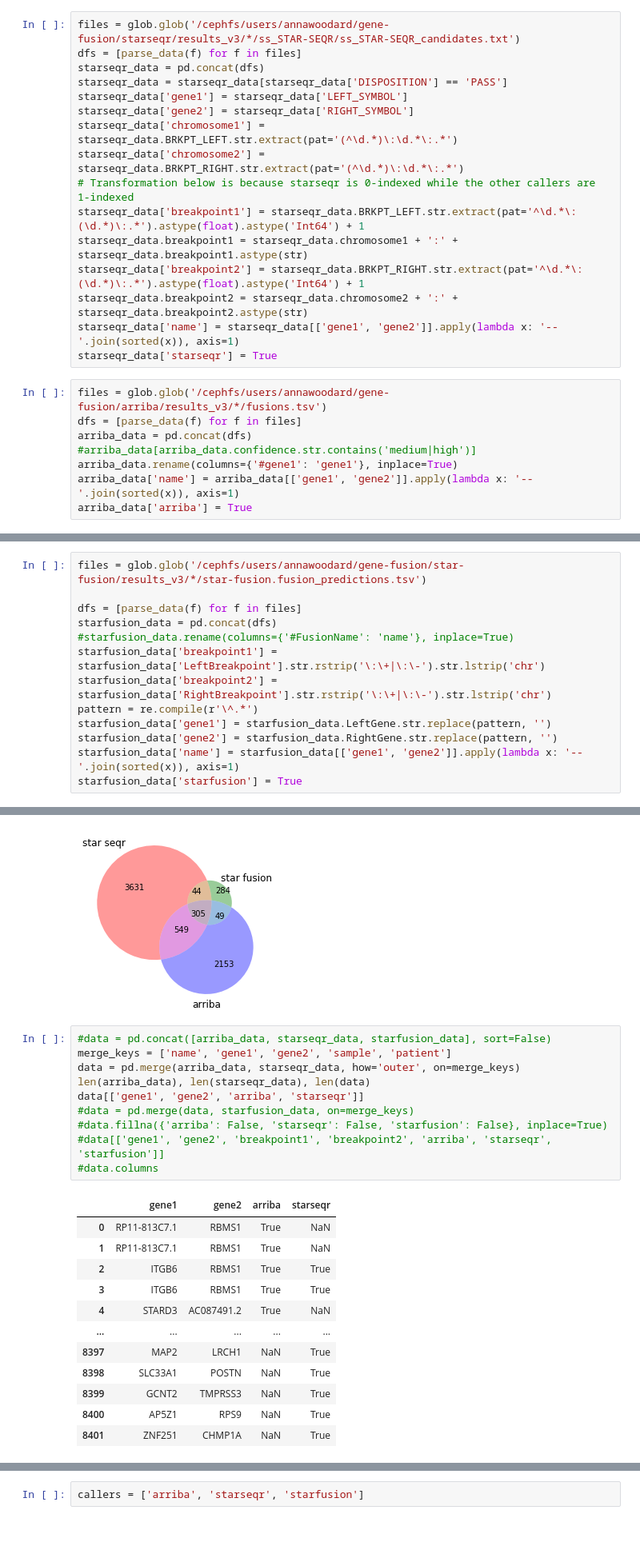
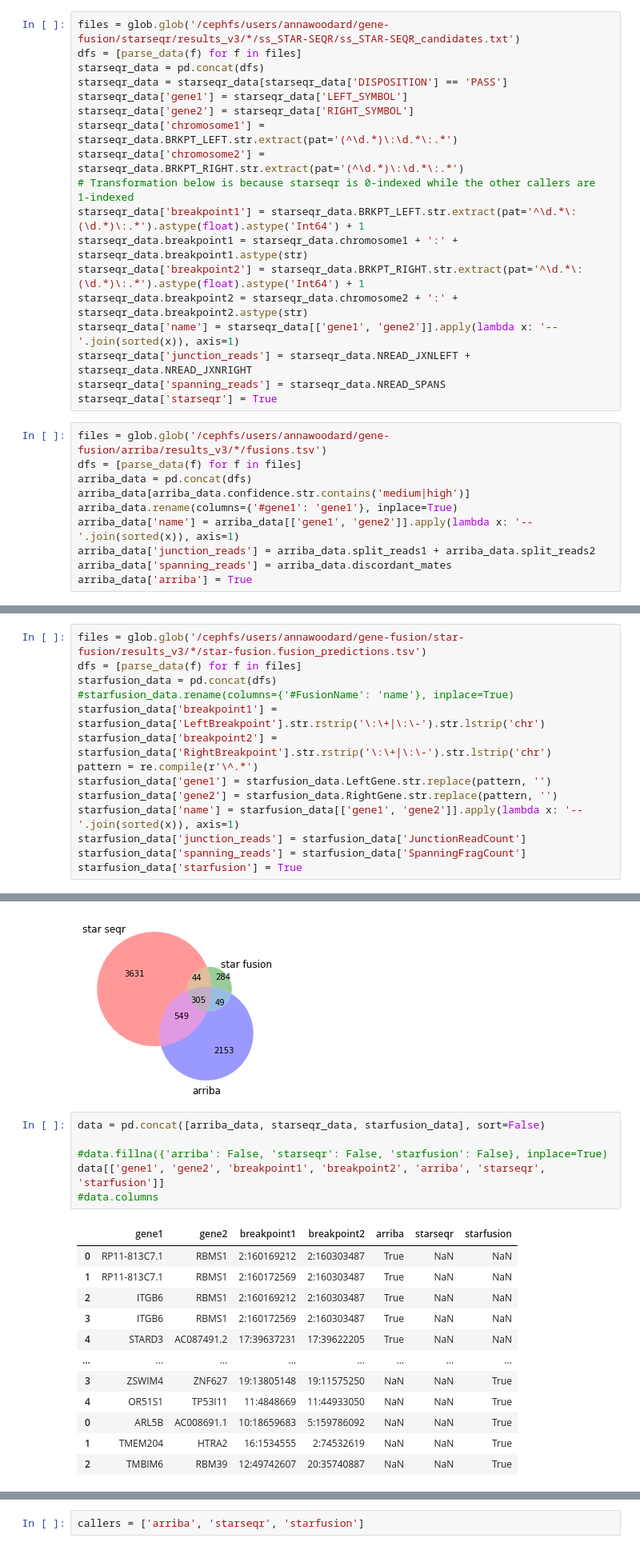
Before and after one commit to olopade-lab/gene-fusion, a Jupyter notebook: preprocess.ipynb, the cells around one changed output, grey strips where cells are left out. Shown: that part at 80% size. Drawn from its saved outputs; the diff is of its cells as text.

```diff
--- a/preprocess.ipynb
+++ b/preprocess.ipynb
@@ -36,12 +36,16 @@ starseqr_data.breakpoint1 = starseqr_data.chromosome1 + ':' + starseqr_data.brea
 starseqr_data['breakpoint2'] = starseqr_data.BRKPT_RIGHT.str.extract(pat='^\d.*\:(\d.*)\:.*').astype(float).astype('Int64') + 1
 starseqr_data.breakpoint2 = starseqr_data.chromosome2 + ':' + starseqr_data.breakpoint2.astype(str)
 starseqr_data['name'] = starseqr_data[['gene1', 'gene2']].apply(lambda x: '--'.join(sorted(x)), axis=1)
+starseqr_data['junction_reads'] = starseqr_data.NREAD_JXNLEFT + starseqr_data.NREAD_JXNRIGHT
+starseqr_data['spanning_reads'] = starseqr_data.NREAD_SPANS
 starseqr_data['starseqr'] = True
 # %%
 files = glob.glob('/cephfs/users/annawoodard/gene-fusion/arriba/results_v3/*/fusions.tsv')
 dfs = [parse_data(f) for f in files]
 arriba_data = pd.concat(dfs)
-#arriba_data[arriba_data.confidence.str.contains('medium|high')]
+arriba_data[arriba_data.confidence.str.contains('medium|high')]
 arriba_data.rename(columns={'#gene1': 'gene1'}, inplace=True)
 arriba_data['name'] = arriba_data[['gene1', 'gene2']].apply(lambda x: '--'.join(sorted(x)), axis=1)
+arriba_data['junction_reads'] = arriba_data.split_reads1 + arriba_data.split_reads2
+arriba_data['spanning_reads'] = arriba_data.discordant_mates
 arriba_data['arriba'] = True
@@ -94,6 +52,5 @@ Text(0.5, 0, 'fusion fragments per million total reads')
 # %%
 files = glob.glob('/cephfs/users/annawoodard/gene-fusion/star-fusion/results_v3/*/star-fusion.fusion_predictions.tsv')
-
 dfs = [parse_data(f) for f in files]
 starfusion_data = pd.concat(dfs)
 #starfusion_data.rename(columns={'#FusionName': 'name'}, inplace=True)
@@ -103,6 +60,8 @@ pattern = re.compile(r'\^.*')
 starfusion_data['gene1'] = starfusion_data.LeftGene.str.replace(pattern, '')
 starfusion_data['gene2'] = starfusion_data.RightGene.str.replace(pattern, '')
 starfusion_data['name'] = starfusion_data[['gene1', 'gene2']].apply(lambda x: '--'.join(sorted(x)), axis=1)
+starfusion_data['junction_reads'] = starfusion_data['JunctionReadCount']
+starfusion_data['spanning_reads'] = starfusion_data['SpanningFragCount']
 starfusion_data['starfusion'] = True
 # %%
 starfusion_data[starfusion_data.name == 'OR51S1--TP53I11'].sort_values(['FFPM'], ascending=False)
@@ -147,25 +106,21 @@ venn3([unique_starseqr, unique_starfusion, unique_arriba], set_labels = ('star s
 <matplotlib_venn._common.VennDiagram at 0x...>
 [figure]
 # %%
-#data = pd.concat([arriba_data, starseqr_data, starfusion_data], sort=False)
-merge_keys = ['name', 'gene1', 'gene2', 'sample', 'patient']
-data = pd.merge(arriba_data, starseqr_data, how='outer', on=merge_keys)
-len(arriba_data), len(starseqr_data), len(data)
-data[['gene1', 'gene2', 'arriba', 'starseqr']]
-#data = pd.merge(data, starfusion_data, on=merge_keys)
+data = pd.concat([arriba_data, starseqr_data, starfusion_data], sort=False)
+
 #data.fillna({'arriba': False, 'starseqr': False, 'starfusion': False}, inplace=True)
-#data[['gene1', 'gene2', 'breakpoint1', 'breakpoint2', 'arriba', 'starseqr', 'starfusion']]
+data[['gene1', 'gene2', 'breakpoint1', 'breakpoint2', 'arriba', 'starseqr', 'starfusion']]
 #data.columns
 # %% [output]
-|  | gene1 | gene2 | arriba | starseqr |
-| 0 | RP11-813C7.1 | RBMS1 | True | NaN |
-| 1 | RP11-813C7.1 | RBMS1 | True | NaN |
-| 2 | ITGB6 | RBMS1 | True | True |
-| 3 | ITGB6 | RBMS1 | True | True |
-| 4 | STARD3 | AC087491.2 | True | NaN |
-| ... | ... | ... | ... | ... |
-| 8397 | MAP2 | LRCH1 | NaN | True |
-| 8398 | SLC33A1 | POSTN | NaN | True |
-| 8399 | GCNT2 | TMPRSS3 | NaN | True |
-| 8400 | AP5Z1 | RPS9 | NaN | True |
-| 8401 | ZNF251 | CHMP1A | NaN | True |
+|  | gene1 | gene2 | breakpoint1 | breakpoint2 | arriba | starseqr | starfusion |
+| 0 | RP11-813C7.1 | RBMS1 | 2:160169212 | 2:160303487 | True | NaN | NaN |
+| 1 | RP11-813C7.1 | RBMS1 | 2:160172569 | 2:160303487 | True | NaN | NaN |
+| 2 | ITGB6 | RBMS1 | 2:160169212 | 2:160303487 | True | NaN | NaN |
+| 3 | ITGB6 | RBMS1 | 2:160172569 | 2:160303487 | True | NaN | NaN |
+| 4 | STARD3 | AC087491.2 | 17:39637231 | 17:39622205 | True | NaN | NaN |
+| ... | ... | ... | ... | ... | ... | ... | ... |
+| 3 | ZSWIM4 | ZNF627 | 19:13805148 | 19:11575250 | NaN | NaN | True |
+| 4 | OR51S1 | TP53I11 | 11:4848669 | 11:44933050 | NaN | NaN | True |
+| 0 | ARL5B | AC008691.1 | 10:18659683 | 5:159786092 | NaN | NaN | True |
+| 1 | TMEM204 | HTRA2 | 16:1534555 | 2:74532619 | NaN | NaN | True |
+| 2 | TMBIM6 | RBM39 | 12:49742607 | 20:35740887 | NaN | NaN | True |
```
Also changed, not shown: parts of 53 cells of this notebook, 7 other files.
